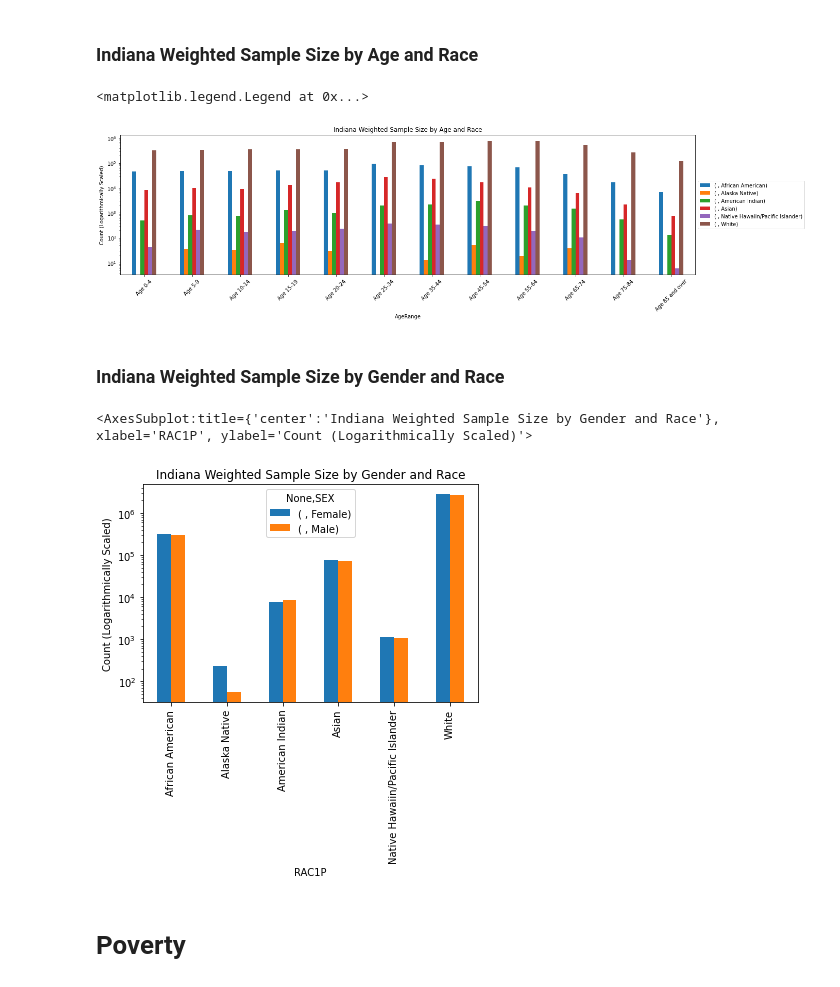
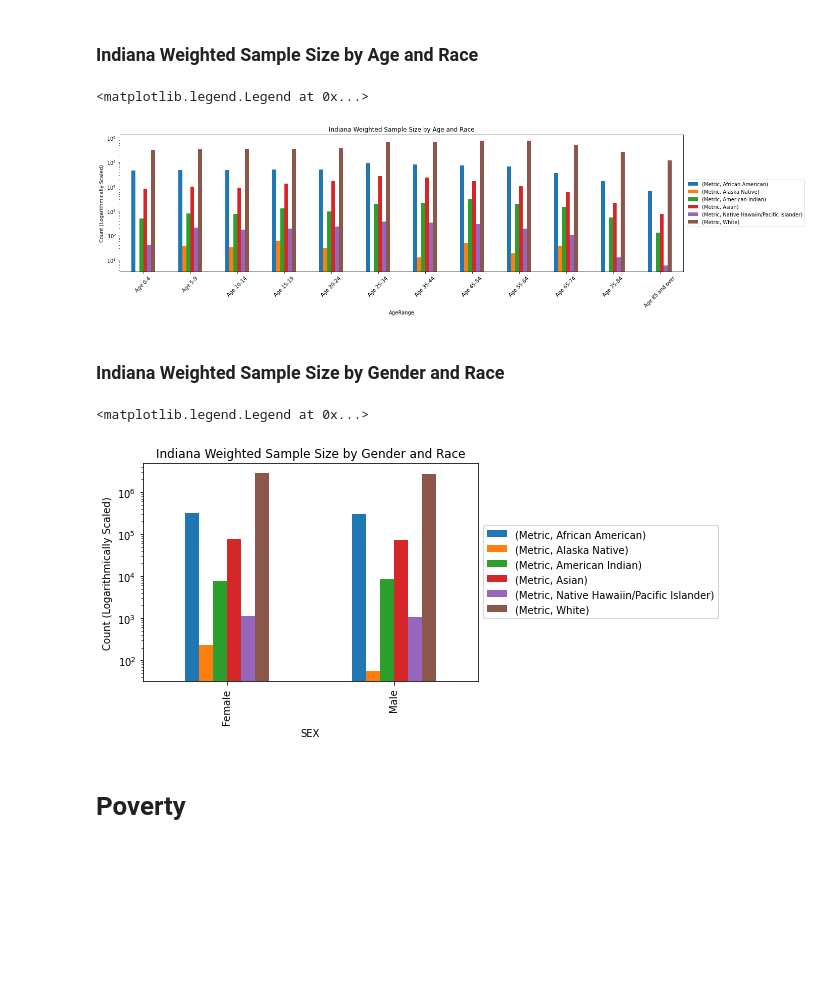
Before and after one commit to paradisal1/PUMS-EDA, a Jupyter notebook: Condensed_PUMS_Project.ipynb, the cells around one changed output. Saved outputs shown, nothing was run; the diff lists cells and outputs as text; code cells hidden in the pictures; blank space fills up the shorter version.

```diff
--- a/Condensed_PUMS_Project.ipynb
+++ b/Condensed_PUMS_Project.ipynb
@@ -191,10 +120,10 @@ RA.apply(lambda x: x / RA.sum(axis=1)
 # %%
 # Note the y is scaled logarithmically to better demonstrate differences
-RA.plot(kind='bar',logy=True,ylabel='Count (Logarithmically Scaled)'
+RApivoted.plot(kind='bar',logy=True,ylabel='Count (Logarithmically Scaled)'
         ,figsize=(20,5), title='Indiana Weighted Sample Size by Age and Race',rot=45)
 plt.legend(loc='center left', bbox_to_anchor=(1.0, 0.5))
 # %% [output]
 <matplotlib.legend.Legend at 0x...>
-[figure, old version]
+[figure, new version]
 # %% [markdown]
 ### Indiana Weighted Sample Size by Gender and Race
@@ -214,10 +130,14 @@ G.apply(lambda x: x / G.sum(axis=1)).style.set_caption(
+# %%
+GRpivoted,GRprops = group(Idata,'SEX','RAC1P')
+GRprops.style.set_caption('Indiana Weighted Sample Size by Gender and Race');
 # %%
 # Logarithmically scaled y axis
-G.plot(kind='bar',logy=True, ylabel='Count (Logarithmically Scaled)'
+GRpivoted.plot(kind='bar',logy=True, ylabel='Count (Logarithmically Scaled)'
        , title='Indiana Weighted Sample Size by Gender and Race',rot=90)
+plt.legend(loc='center left', bbox_to_anchor=(1.0, 0.5))
 # %% [output]
-<AxesSubplot:title={'center':'Indiana Weighted Sample Size by Gender and Race'}, xlabel='RAC1P', ylabel='Count (Logarithmically Scaled)'>
+<matplotlib.legend.Legend at 0x...>
-[figure, old version]
+[figure, new version]
 # %% [markdown]
 # Poverty
 # %% [markdown]
```
Also changed, not shown: parts of 60 cells of this notebook, 1 other file.
